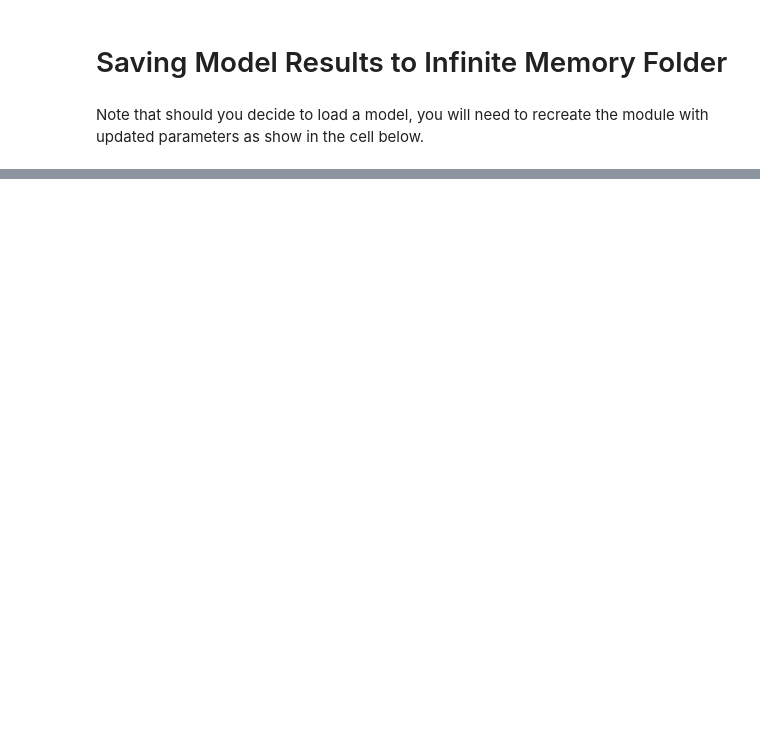
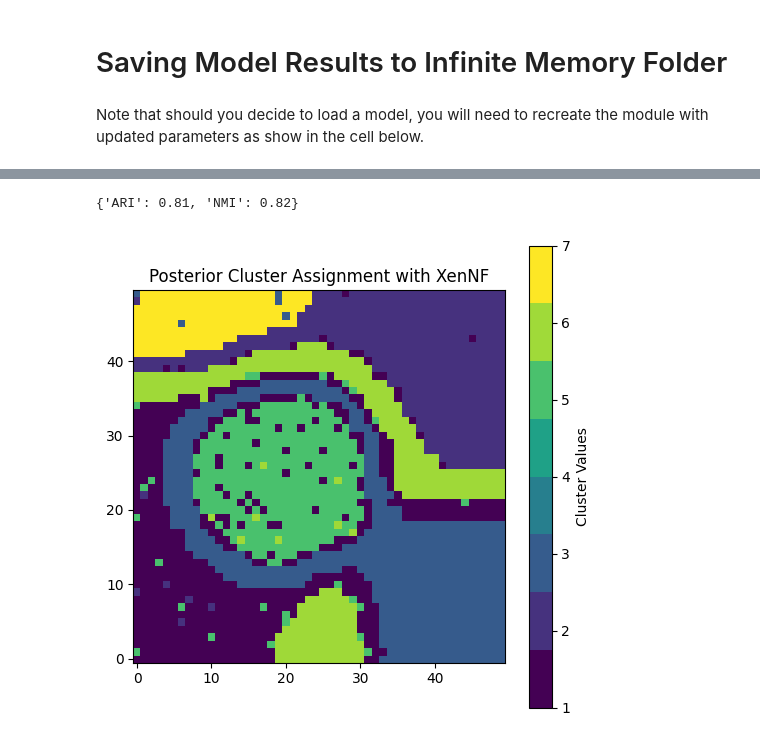
Before and after one commit to prob-ml/xennf, a Jupyter notebook: nf/nf.ipynb, the cells around one changed output, grey strips where cells are left out. Saved outputs shown, nothing was run; the diff lists cells and outputs as text; code cells hidden in the pictures; blank space fills up the shorter version.

Commit message:
remove gumbel softmax

```diff
--- a/nf/nf.ipynb
+++ b/nf/nf.ipynb
@@ -402,7 +426,6 @@ cluster_probs_flow_dist = setup_zuko_flow(
     context_length=data_dim,
     hidden_layers=(128, 128, 128)
 )
-cluster_probs_flow_dist.transform.ode.append(torch.nn.Softmax(dim=-1))
 
 # orders = [
 #     torch.arange(num_clusters),
@@ -445,28 +468,14 @@ def guide(data):
         batch_data = data[ind]
 
         cluster_logits = pyro.sample("cluster_logits", ZukoToPyro(cluster_probs_flow_dist(batch_data)), infer={'is_auxiliary': True})
-        print(cluster_logits)
-        print(cluster_probs_flow_dist)
-        1/0
-        temperature = pyro.param(
-            "temperature",
-            torch.tensor(1.0),
-            constraint=dist.constraints.interval(0.01, 10.0),
-        )
-        # Print a 5 number summary of the cluster_logits
-        # summary = torch.quantile(cluster_logits, torch.tensor([0, 0.25, 0.5, 0.75, 1]))
-        # print("5 number summary of cluster_logits: ", summary)
-
 
         # Make the logits numerically stable
         max_logit = torch.max(cluster_logits, dim=-1, keepdim=True).values
         stable_logits = cluster_logits - max_logit
 
-        # Sample cluster_probs using RelaxedOneHotCategorical
-        # Calculate and print a 5 number summary of the batch data
         cluster_probs = pyro.sample(
             "cluster_probs",
-            dist.RelaxedOneHotCategorical(temperature=temperature, logits=stable_logits, validate_args=False)
+            dist.Delta(torch.nn.functional.softmax(stable_logits, dim=-1)).to_event(1)
         )
 # %% [markdown]
 # Training the Model
@@ -543,7 +535,7 @@ pyro.get_param_store()
 # %% [markdown]
 Note that should you decide to load a model, you will need to recreate the module with updated parameters as show in the cell below.
 # %%
-num_posterior_samples = 10
+num_posterior_samples = 100
 cluster_probs_samples = []
 
 pyro.module("posterior_flow", cluster_probs_flow_dist, update_module_params=True)
@@ -551,19 +543,14 @@ pyro.module("posterior_flow", cluster_probs_flow_dist, update_module_params=True
 for _ in range(num_posterior_samples):
     with pyro.plate("data", len(data)):
         cluster_logits = pyro.sample("cluster_logits", ZukoToPyro(cluster_probs_flow_dist(data)), infer={'is_auxiliary': True})
-        temperature = pyro.param("temperature")
 
         # Make the logits numerically stable
         max_logit = torch.max(cluster_logits, dim=-1, keepdim=True).values
         stable_logits = cluster_logits - max_logit
-
-        # Sample cluster_probs using RelaxedOneHotCategorical
-        # Calculate and print a 5 number summary of the batch data
         cluster_probs_sample = pyro.sample(
             "cluster_probs",
-            dist.RelaxedOneHotCategorical(temperature=temperature, logits=stable_logits, validate_args=False)
+            dist.Delta(torch.nn.functional.softmax(stable_logits, dim=-1)).to_event(1)
         )
     cluster_probs_samples.append(cluster_probs_sample)
-print("The final temperature was ", temperature)
 cluster_probs_avg = torch.stack(cluster_probs_samples).mean(dim=0)
 cluster_assignments_posterior = cluster_probs_avg.argmax(dim=-1)
@@ -618,25 +619,28 @@ plt.title("KL on Posterior Distribution")
 # %%
 rows = spatial_locations["row"].astype(int)
 columns = spatial_locations["col"].astype(int)
 
 num_rows = max(rows) + 1
 num_cols = max(columns) + 1
 
 cluster_grid = torch.zeros((num_rows, num_cols), dtype=torch.long)
 
 cluster_grid[rows, columns] = cluster_assignments_posterior + 1
 
 colors = plt.cm.get_cmap('viridis', num_clusters + 1)
 
 plt.figure(figsize=(6, 6))
 plt.imshow(cluster_grid.cpu(), cmap=colors, interpolation='nearest', origin='lower')
 plt.colorbar(ticks=range(1, num_clusters + 1), label='Cluster Values')
 plt.title('Posterior Cluster Assignment with XenNF')
 
-ari = ARI(cluster_assignments_posterior, TRUE_PRIOR_WEIGHTS.argmax(axis=-1))
-nmi = NMI(cluster_assignments_posterior, TRUE_PRIOR_WEIGHTS.argmax(axis=-1))
+ari = ARI(cluster_assignments_posterior.cpu().numpy(), TRUE_PRIOR_WEIGHTS.argmax(axis=-1))
+nmi = NMI(cluster_assignments_posterior.cpu().numpy(), TRUE_PRIOR_WEIGHTS.argmax(axis=-1))
 cluster_metrics = {
     "ARI": round(ari, 2),
     "NMI": round(nmi, 2)
 }
 print(cluster_metrics)
+# %% [output]
+{'ARI': 0.81, 'NMI': 0.82}
+[figure, added]
```
Also changed, not shown: parts of 17 cells of this notebook, 13 other files.
